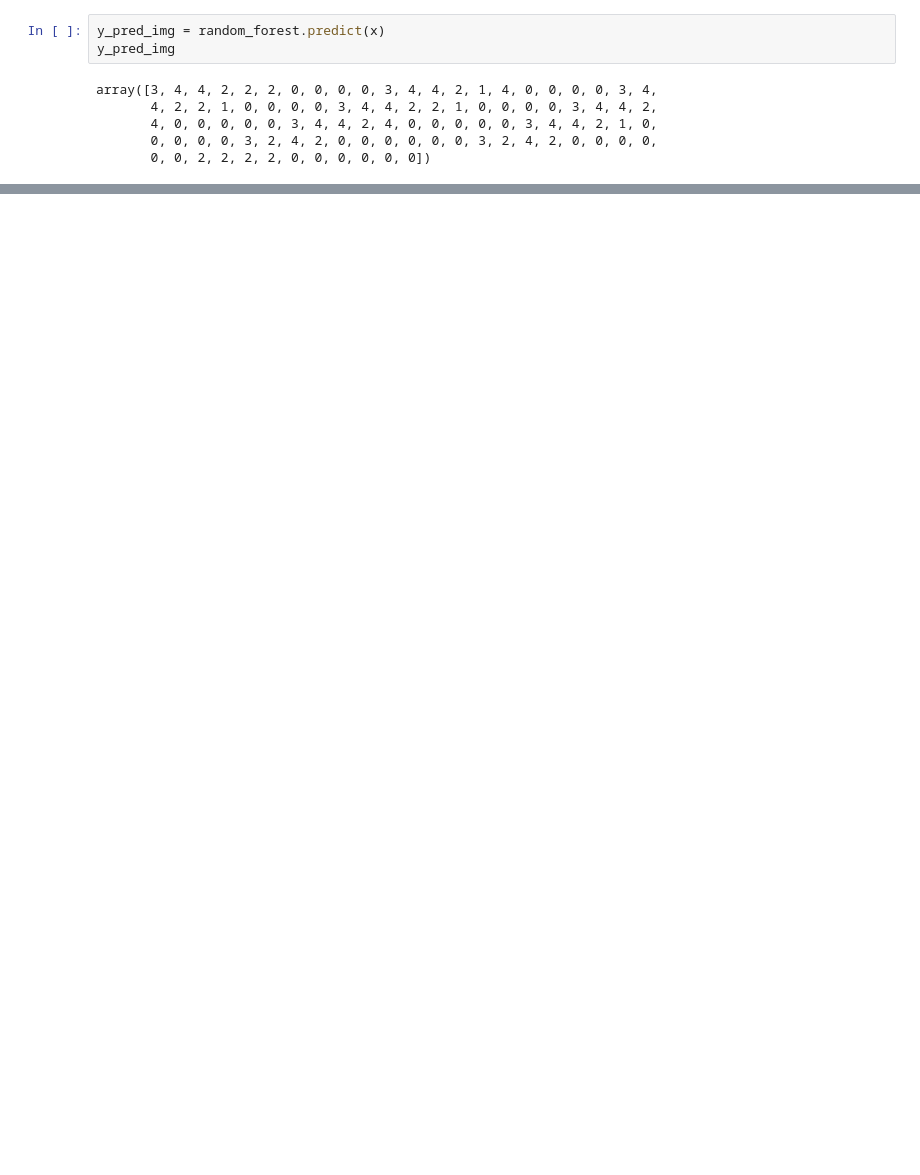
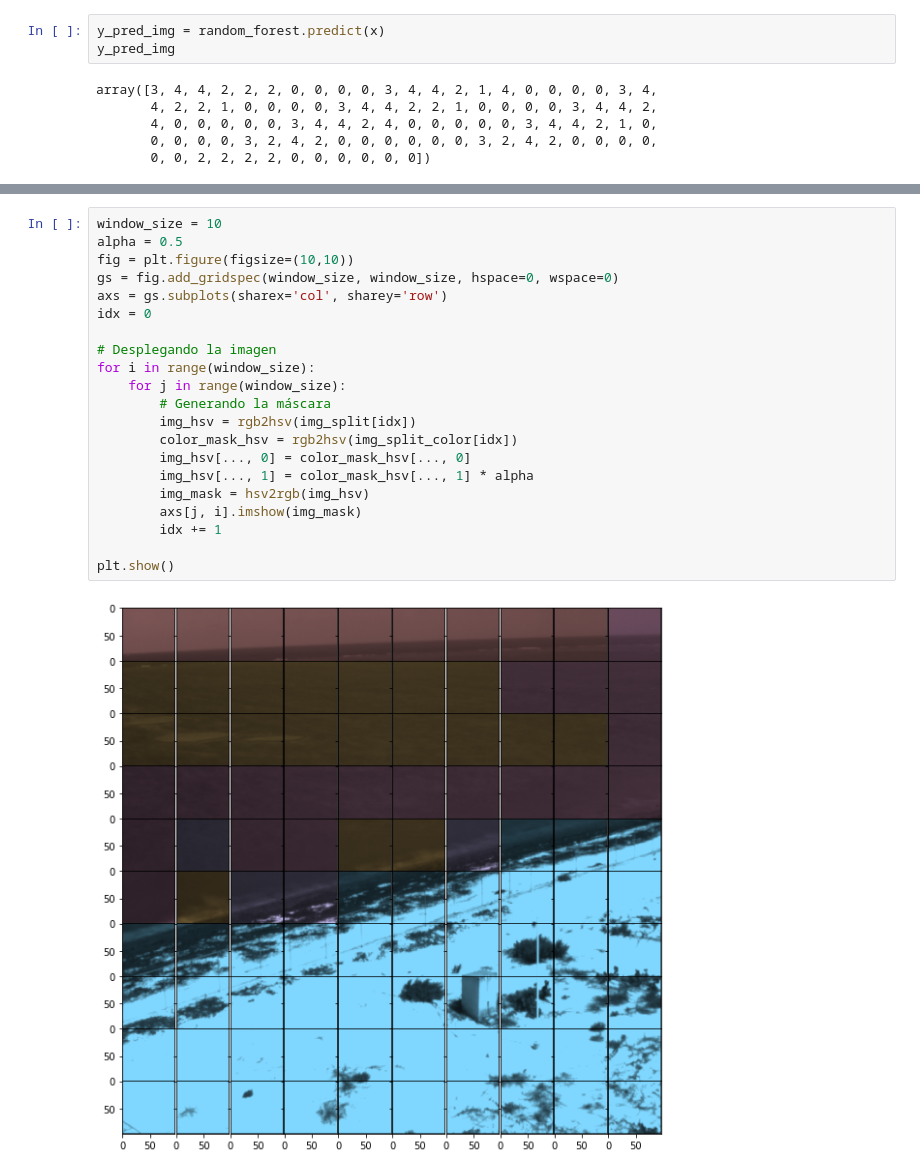
Before and after one commit to bondi7/sargassum-image-detection, a Jupyter notebook: model.ipynb, the cells around one changed output, grey strips where cells are left out. Saved outputs shown, nothing was run; the diff lists cells and outputs as text; blank space fills up the shorter version.

```diff
--- a/model.ipynb
+++ b/model.ipynb
@@ -284,0 +303,23 @@ plt.show()
+# %%
+window_size = 10
+alpha = 0.5
+fig = plt.figure(figsize=(10,10))
+gs = fig.add_gridspec(window_size, window_size, hspace=0, wspace=0)
+axs = gs.subplots(sharex='col', sharey='row')
+idx = 0
+
+# Desplegando la imagen
+for i in range(window_size):
+    for j in range(window_size):
+        # Generando la máscara
+        img_hsv = rgb2hsv(img_split[idx])
+        color_mask_hsv = rgb2hsv(img_split_color[idx])
+        img_hsv[..., 0] = color_mask_hsv[..., 0]
+        img_hsv[..., 1] = color_mask_hsv[..., 1] * alpha
+        img_mask = hsv2rgb(img_hsv)
+        axs[j, i].imshow(img_mask)
+        idx += 1
+
+plt.show()
+# %% [output]
+[figure, added]
```
Also changed, not shown: parts of 6 cells of this notebook.
